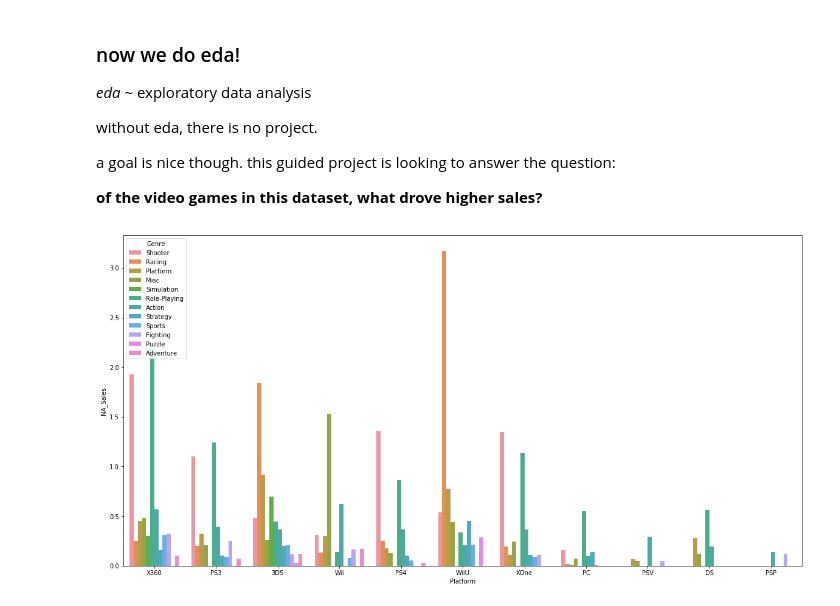
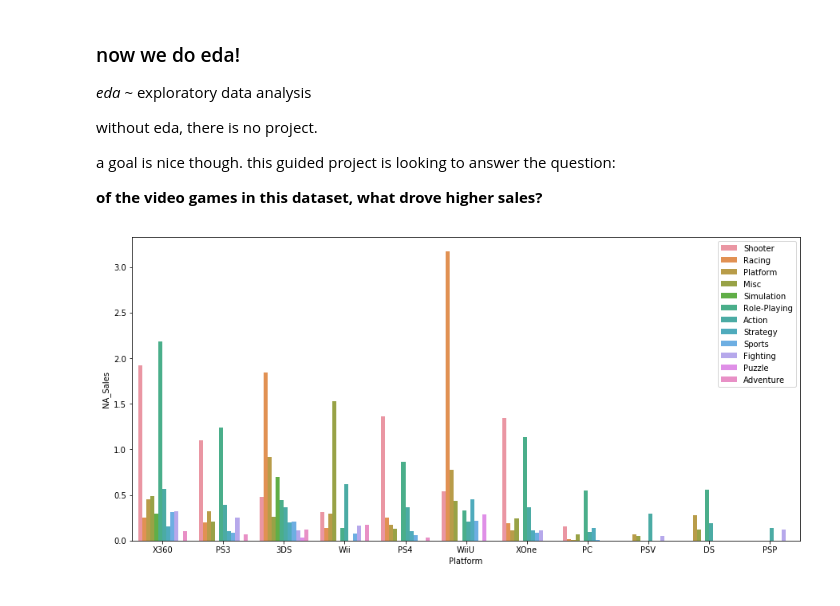
Before and after one commit to dsiufl/Data_Science_Wednesday, a Jupyter notebook: data_science_wednesday_020619/data_science_wednesday_feb6.ipynb, the cells around one changed output. Drawn from its saved outputs; the diff is of its cells as text; code cells hidden in the pictures.

```diff
--- a/data_science_wednesday_020619/data_science_wednesday_feb6.ipynb
+++ b/data_science_wednesday_020619/data_science_wednesday_feb6.ipynb
@@ -75,16 +75,20 @@ with_ratings = video_game_sales.loc[~video_game_sales['Critic_Score'].isnull(),:
+# %%
+# a little bit of cleaning
+
+with_ratings = video_game_sales.loc[~video_game_sales['Critic_Score'].isnull(),:]
+
+new_and_relevant = with_ratings.loc[
+
+            (with_ratings['Year_of_Release'] > 2010)
+          & (with_ratings['Publisher'].str.contains(
+                  'Nintendo|Activision|Ubisoft|Bethesda Softworks|THQ|LucasArts|Sega'))]
 # %%
-plt.figure(figsize=(20,10))
+plt.figure(figsize=(15,7))
 ax = plt.subplot()
-sns.barplot(x='Platform', y='NA_Sales',
-            hue='Genre', ci=None,
-            data=with_ratings.loc[
+sns.barplot(x='Platform', y='NA_Sales', hue='Genre', ci=None,
+             data=new_and_relevant)
 
-             (with_ratings['Year_of_Release'] > 2010)
-
-              & (with_ratings['Publisher'].str.contains(
-                  'Nintendo|Activision|Ubisoft|Bethesda Softworks|THQ|LucasArts|Sega'))
-              ])
-
+ax.legend(loc=1)
 plt.show()
 # %% [output]
-[figure, old version]
+[figure, new version]
```
Also changed, not shown: parts of 5 cells of this notebook.
